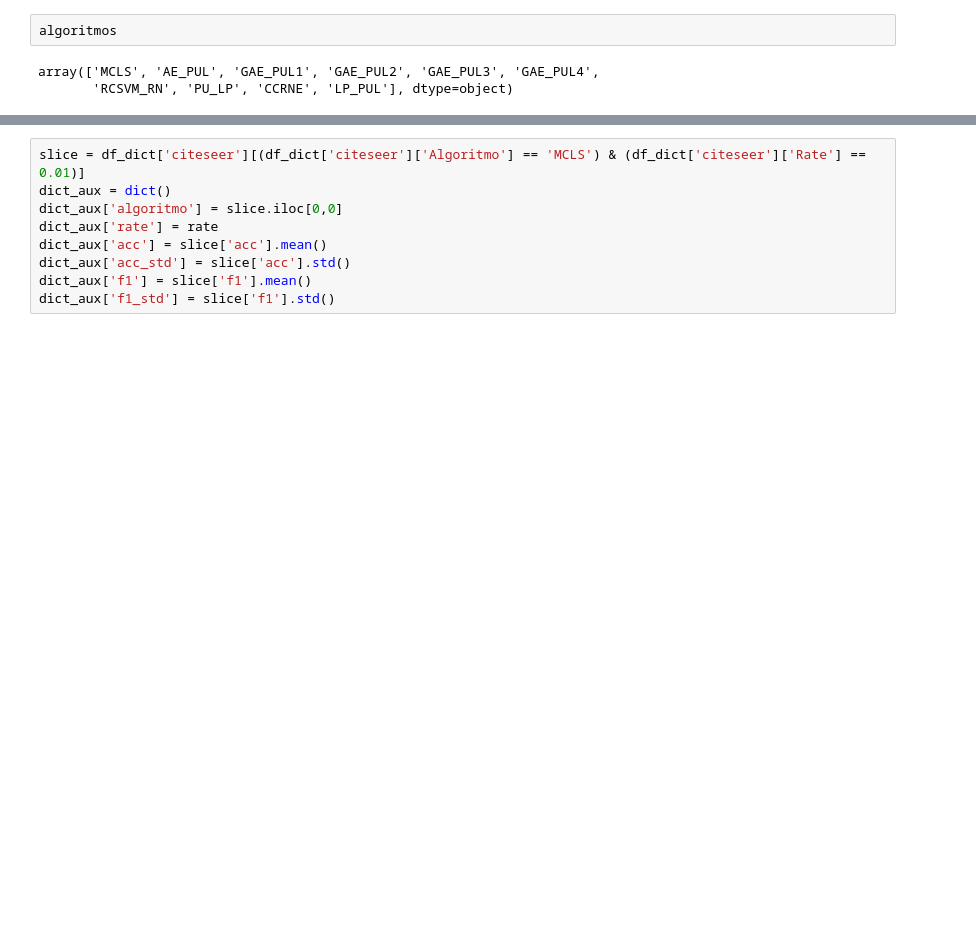
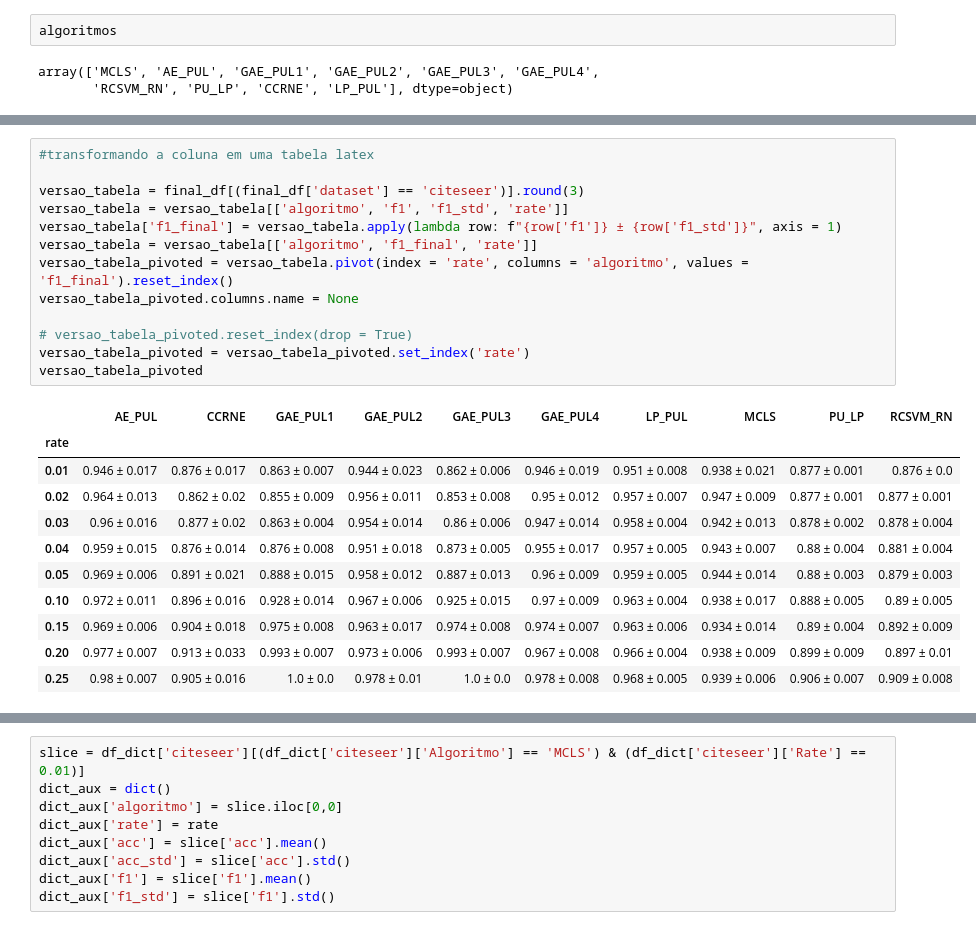
Before and after one commit to GHMessias/experimentos_pesquisa, a Jupyter notebook: analise.ipynb, the cells around one changed output, grey strips where cells are left out. Cells and saved outputs as stored; diff of their text form; blank space fills up the shorter version.

```diff
--- a/analise.ipynb
+++ b/analise.ipynb
@@ -94,0 +153,25 @@ final_df[final_df['dataset'] == 'cora']
+# %%
+#transformando a coluna em uma tabela latex
+
+versao_tabela = final_df[(final_df['dataset'] == 'citeseer')].round(3)
+versao_tabela = versao_tabela[['algoritmo', 'f1', 'f1_std', 'rate']]
+versao_tabela['f1_final'] = versao_tabela.apply(lambda row: f"{row['f1']} ± {row['f1_std']}", axis = 1)
+versao_tabela = versao_tabela[['algoritmo', 'f1_final', 'rate']]
+versao_tabela_pivoted = versao_tabela.pivot(index = 'rate', columns = 'algoritmo', values = 'f1_final').reset_index()
+versao_tabela_pivoted.columns.name = None
+
+# versao_tabela_pivoted.reset_index(drop = True)
+versao_tabela_pivoted = versao_tabela_pivoted.set_index('rate')
+versao_tabela_pivoted
+# %% [output]
+|  | AE_PUL | CCRNE | GAE_PUL1 | GAE_PUL2 | GAE_PUL3 | GAE_PUL4 | LP_PUL | MCLS | PU_LP | RCSVM_RN |
+| rate |  |  |  |  |  |  |  |  |  |  |
+| 0.01 | 0.946 ± 0.017 | 0.876 ± 0.017 | 0.863 ± 0.007 | 0.944 ± 0.023 | 0.862 ± 0.006 | 0.946 ± 0.019 | 0.951 ± 0.008 | 0.938 ± 0.021 | 0.877 ± 0.001 | 0.876 ± 0.0 |
+| 0.02 | 0.964 ± 0.013 | 0.862 ± 0.02 | 0.855 ± 0.009 | 0.956 ± 0.011 | 0.853 ± 0.008 | 0.95 ± 0.012 | 0.957 ± 0.007 | 0.947 ± 0.009 | 0.877 ± 0.001 | 0.877 ± 0.001 |
+| 0.03 | 0.96 ± 0.016 | 0.877 ± 0.02 | 0.863 ± 0.004 | 0.954 ± 0.014 | 0.86 ± 0.006 | 0.947 ± 0.014 | 0.958 ± 0.004 | 0.942 ± 0.013 | 0.878 ± 0.002 | 0.878 ± 0.004 |
+| 0.04 | 0.959 ± 0.015 | 0.876 ± 0.014 | 0.876 ± 0.008 | 0.951 ± 0.018 | 0.873 ± 0.005 | 0.955 ± 0.017 | 0.957 ± 0.005 | 0.943 ± 0.007 | 0.88 ± 0.004 | 0.881 ± 0.004 |
+| 0.05 | 0.969 ± 0.006 | 0.891 ± 0.021 | 0.888 ± 0.015 | 0.958 ± 0.012 | 0.887 ± 0.013 | 0.96 ± 0.009 | 0.959 ± 0.005 | 0.944 ± 0.014 | 0.88 ± 0.003 | 0.879 ± 0.003 |
+| 0.10 | 0.972 ± 0.011 | 0.896 ± 0.016 | 0.928 ± 0.014 | 0.967 ± 0.006 | 0.925 ± 0.015 | 0.97 ± 0.009 | 0.963 ± 0.004 | 0.938 ± 0.017 | 0.888 ± 0.005 | 0.89 ± 0.005 |
+| 0.15 | 0.969 ± 0.006 | 0.904 ± 0.018 | 0.975 ± 0.008 | 0.963 ± 0.017 | 0.974 ± 0.008 | 0.974 ± 0.007 | 0.963 ± 0.006 | 0.934 ± 0.014 | 0.89 ± 0.004 | 0.892 ± 0.009 |
+| 0.20 | 0.977 ± 0.007 | 0.913 ± 0.033 | 0.993 ± 0.007 | 0.973 ± 0.006 | 0.993 ± 0.007 | 0.967 ± 0.008 | 0.966 ± 0.004 | 0.938 ± 0.009 | 0.899 ± 0.009 | 0.897 ± 0.01 |
+| 0.25 | 0.98 ± 0.007 | 0.905 ± 0.016 | 1.0 ± 0.0 | 0.978 ± 0.01 | 1.0 ± 0.0 | 0.978 ± 0.008 | 0.968 ± 0.005 | 0.939 ± 0.006 | 0.906 ± 0.007 | 0.909 ± 0.008 |
```
Also changed, not shown: parts of 23 cells of this notebook, 17 other files.
